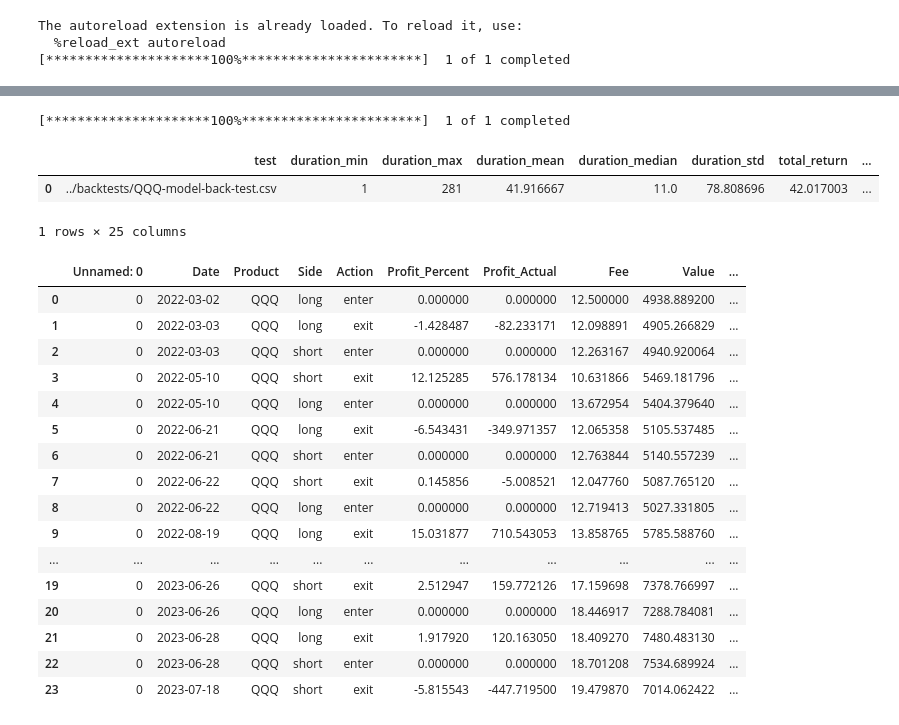
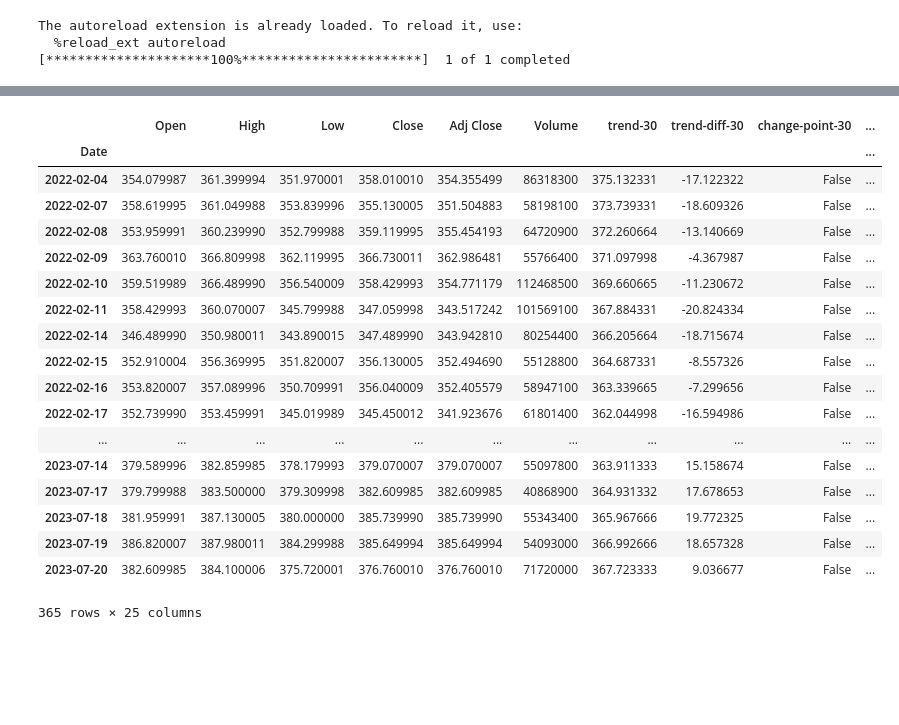
Before and after one commit to j03m/alfred, a Jupyter notebook: notebooks/back_test_visualizer.ipynb, the cells around one changed output, grey strips where cells are left out. Drawn from its saved outputs; the diff is of its cells as text; code cells hidden in the pictures; blank space fills up the shorter version.

```diff
--- a/notebooks/back_test_visualizer.ipynb
+++ b/notebooks/back_test_visualizer.ipynb
@@ -14,9 +14,10 @@ import yfinance as yf
 from machine_learning_finance import (analyze_trades,
     calc_probabilties_without_lookahead, plot_backtest_analysis,
     metrics_to_dataframe, create_train_test_windows, make_inverse_env_for,
-    calculate_polynomial_regression, TraderEnv)
+    calculate_polynomial_regression, TraderEnv, make_price_marker_from_boolean, add_marker, add_line)
 
 import plotly.graph_objs as go
+from plotly.subplots import make_subplots
 from plotly.offline import init_notebook_mode
 
 init_notebook_mode(connected=True)
@@ -68,26 +69,42 @@ def analyze_and_graph(file, symbol, period, df):
 
     fig = plot_backtest_analysis(env.orig_timeseries_with_analytics, ledger, inverse=inverse)
 
+    # convert each change point column to price of the average in question
+    analytics_df = env.orig_timeseries_with_analytics
+    periods=[30, 60, 90]
+    colors=["blue", "purple", "green"]
+    for period, color in zip(periods, colors):
+        marker_col =  f"cp-loc-{period}"
+        trend_col = f"trend-{period}"
+        analytics_df = make_price_marker_from_boolean(analytics_df, f"change-point-{period}", f"trend-{period}", marker_col)
+        add_marker(fig, analytics_df, marker_col, f"change-point-{period}", "diamond", 8, color)
+        add_line(fig, analytics_df, trend_col, f"moving-avg-{period}", color)
+    fig.update_layout(title='Backtest Analysis', xaxis_title='Date', height=800)
+    fig.show()
+
+
+    fig = make_subplots(rows=3, cols=1)
+    indexes=[1,2,3]
+    for period, color, index in zip(periods, colors, indexes):
+        fig.add_trace(go.Bar(x=analytics_df.index, y=analytics_df[f'polynomial_derivative-{period}'], marker=dict(color=f'{color}', colorscale='Viridis'), name=f'Polynomial Derivative {period}'), row=index, col=1)
 
     fig.update_layout(title='Backtest Analysis', xaxis_title='Date', height=800)
-
-
     fig.show()
 
-    return ledger, test_df
+    return ledger, test_df, env
 
 ticker_obj = yf.download(tickers=symbol)
 df = pd.DataFrame(ticker_obj)
 
 
-ledger, df2 = analyze_and_graph(file, symbol, 365*4, df)
+ledger, df2, env = analyze_and_graph(file, symbol, 365*4, df)
 #ledger, df2 = analyze_and_graph_range(file, symbol, "03-27-2020", "12-17-2021", df)
 
 # Display metrics as text
 metrics = analyze_trades(ledger, symbol, period)
 metrics["file"] = file
 metrics_df = metrics_to_dataframe(metrics)
-metrics_df
+env.orig_timeseries_with_analytics
 #df2[["moving_avg", "change_points", "rt", "Close"]]
 # %% [output]
 The autoreload extension is already loaded. To reload it, use:
@@ -97,24 +115,19 @@ The autoreload extension is already loaded. To reload it, use:
+|  | Open | High | Low | Close | Adj Close | Volume | trend-30 | trend-diff-30 | change-point-30 | ... |
+| Date |  |  |  |  |  |  |  |  |  | ... |
+| 2022-02-04 | 354.079987 | 361.399994 | 351.970001 | 358.010010 | 354.355499 | 86318300 | 375.132331 | -17.122322 | False | ... |
+| 2022-02-07 | 358.619995 | 361.049988 | 353.839996 | 355.130005 | 351.504883 | 58198100 | 373.739331 | -18.609326 | False | ... |
+| 2022-02-08 | 353.959991 | 360.239990 | 352.799988 | 359.119995 | 355.454193 | 64720900 | 372.260664 | -13.140669 | False | ... |
+| 2022-02-09 | 363.760010 | 366.809998 | 362.119995 | 366.730011 | 362.986481 | 55766400 | 371.097998 | -4.367987 | False | ... |
+| 2022-02-10 | 359.519989 | 366.489990 | 356.540009 | 358.429993 | 354.771179 | 112468500 | 369.660665 | -11.230672 | False | ... |
+| 2022-02-11 | 358.429993 | 360.070007 | 345.799988 | 347.059998 | 343.517242 | 101569100 | 367.884331 | -20.824334 | False | ... |
+| 2022-02-14 | 346.489990 | 350.980011 | 343.890015 | 347.489990 | 343.942810 | 80254400 | 366.205664 | -18.715674 | False | ... |
+| 2022-02-15 | 352.910004 | 356.369995 | 351.820007 | 356.130005 | 352.494690 | 55128800 | 364.687331 | -8.557326 | False | ... |
+| 2022-02-16 | 353.820007 | 357.089996 | 350.709991 | 356.040009 | 352.405579 | 58947100 | 363.339665 | -7.299656 | False | ... |
+| 2022-02-17 | 352.739990 | 353.459991 | 345.019989 | 345.450012 | 341.923676 | 61801400 | 362.044998 | -16.594986 | False | ... |
+| ... | ... | ... | ... | ... | ... | ... | ... | ... | ... | ... |
+| 2023-07-14 | 379.589996 | 382.859985 | 378.179993 | 379.070007 | 379.070007 | 55097800 | 363.911333 | 15.158674 | False | ... |
+| 2023-07-17 | 379.799988 | 383.500000 | 379.309998 | 382.609985 | 382.609985 | 40868900 | 364.931332 | 17.678653 | False | ... |
+| 2023-07-18 | 381.959991 | 387.130005 | 380.000000 | 385.739990 | 385.739990 | 55343400 | 365.967666 | 19.772325 | False | ... |
+| 2023-07-19 | 386.820007 | 387.980011 | 384.299988 | 385.649994 | 385.649994 | 54093000 | 366.992666 | 18.657328 | False | ... |
+| 2023-07-20 | 382.609985 | 384.100006 | 375.720001 | 376.760010 | 376.760010 | 71720000 | 367.723333 | 9.036677 | False | ... |
-[*********************100%***********************]  1 of 1 completed
+365 rows × 25 columns
-|  | test | duration_min | duration_max | duration_mean | duration_median | duration_std | total_return | ... |
-| 0 | ../backtests/QQQ-model-back-test.csv | 1 | 281 | 41.916667 | 11.0 | 78.808696 | 42.017003 | ... |
-1 rows × 25 columns
-# %%
-ledger
-# %% [output]
-|  | Unnamed: 0 | Date | Product | Side | Action | Profit_Percent | Profit_Actual | Fee | Value | ... |
-| 0 | 0 | 2022-03-02 | QQQ | long | enter | 0.000000 | 0.000000 | 12.500000 | 4938.889200 | ... |
-| 1 | 0 | 2022-03-03 | QQQ | long | exit | -1.428487 | -82.233171 | 12.098891 | 4905.266829 | ... |
-| 2 | 0 | 2022-03-03 | QQQ | short | enter | 0.000000 | 0.000000 | 12.263167 | 4940.920064 | ... |
-| 3 | 0 | 2022-05-10 | QQQ | short | exit | 12.125285 | 576.178134 | 10.631866 | 5469.181796 | ... |
-| 4 | 0 | 2022-05-10 | QQQ | long | enter | 0.000000 | 0.000000 | 13.672954 | 5404.379640 | ... |
-| 5 | 0 | 2022-06-21 | QQQ | long | exit | -6.543431 | -349.971357 | 12.065358 | 5105.537485 | ... |
-| 6 | 0 | 2022-06-21 | QQQ | short | enter | 0.000000 | 0.000000 | 12.763844 | 5140.557239 | ... |
-| 7 | 0 | 2022-06-22 | QQQ | short | exit | 0.145856 | -5.008521 | 12.047760 | 5087.765120 | ... |
-| 8 | 0 | 2022-06-22 | QQQ | long | enter | 0.000000 | 0.000000 | 12.719413 | 5027.331805 | ... |
-| 9 | 0 | 2022-08-19 | QQQ | long | exit | 15.031877 | 710.543053 | 13.858765 | 5785.588760 | ... |
-| ... | ... | ... | ... | ... | ... | ... | ... | ... | ... | ... |
-| 19 | 0 | 2023-06-26 | QQQ | short | exit | 2.512947 | 159.772126 | 17.159698 | 7378.766997 | ... |
-| 20 | 0 | 2023-06-26 | QQQ | long | enter | 0.000000 | 0.000000 | 18.446917 | 7288.784081 | ... |
-| 21 | 0 | 2023-06-28 | QQQ | long | exit | 1.917920 | 120.163050 | 18.409270 | 7480.483130 | ... |
-| 22 | 0 | 2023-06-28 | QQQ | short | enter | 0.000000 | 0.000000 | 18.701208 | 7534.689924 | ... |
-| 23 | 0 | 2023-07-18 | QQQ | short | exit | -5.815543 | -447.719500 | 19.479870 | 7014.062422 | ... |
```
Also changed, not shown: parts of 2 cells of this notebook, 2 other files.
